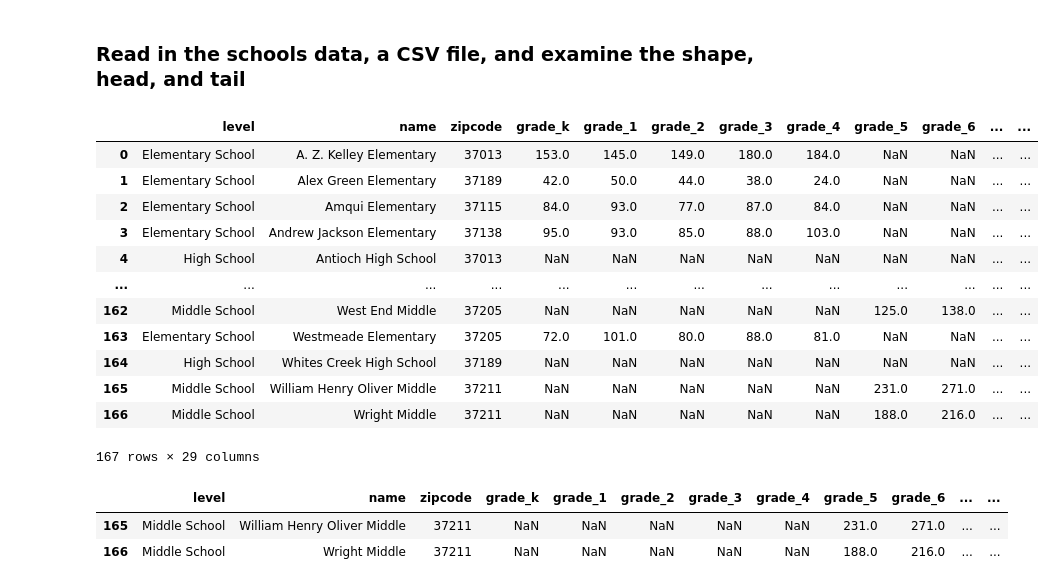
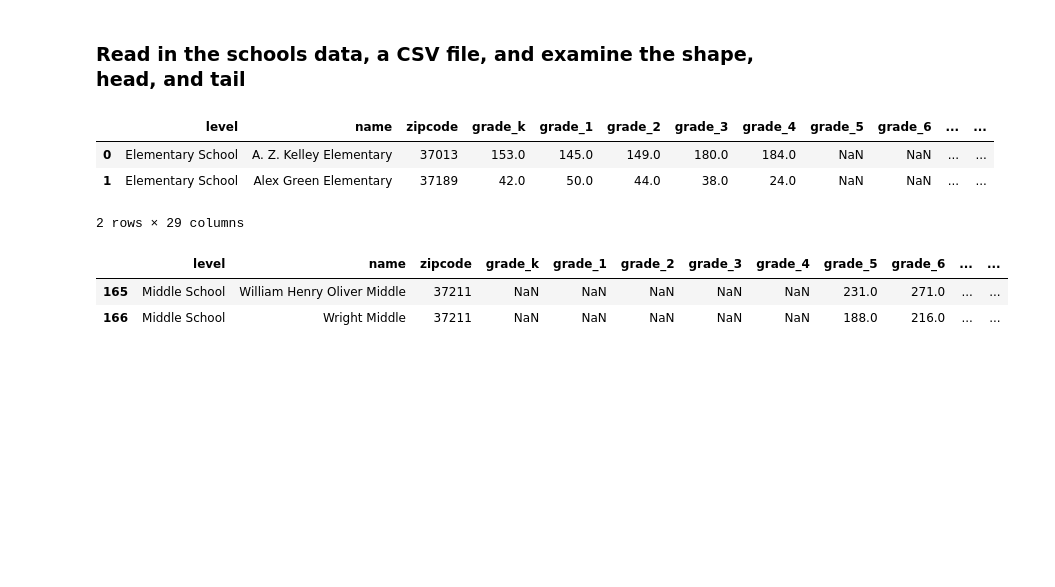
Before and after one commit to dmbmicki8/Workspace, a Jupyter notebook: python/pandas_methods1.ipynb, the cells around one changed output. Cells and saved outputs as stored; diff of their text form; code cells hidden in the pictures; blank space fills up the shorter version.

```diff
--- a/python/pandas_methods1.ipynb
+++ b/python/pandas_methods1.ipynb
@@ -27,21 +27,12 @@ import seaborn as sns
 ### Read in the schools data, a CSV file, and examine the shape, head, and tail
 # %%
 schools = pd.read_csv('./data/schools_clean.csv')
-schools
+schools.head(2)
 # %% [output]
 |  | level | name | zipcode | grade_k | grade_1 | grade_2 | grade_3 | grade_4 | grade_5 | grade_6 | ... | ... |
 | 0 | Elementary School | A. Z. Kelley Elementary | 37013 | 153.0 | 145.0 | 149.0 | 180.0 | 184.0 | NaN | NaN | ... | ... |
 | 1 | Elementary School | Alex Green Elementary | 37189 | 42.0 | 50.0 | 44.0 | 38.0 | 24.0 | NaN | NaN | ... | ... |
-| 2 | Elementary School | Amqui Elementary | 37115 | 84.0 | 93.0 | 77.0 | 87.0 | 84.0 | NaN | NaN | ... | ... |
-| 3 | Elementary School | Andrew Jackson Elementary | 37138 | 95.0 | 93.0 | 85.0 | 88.0 | 103.0 | NaN | NaN | ... | ... |
-| 4 | High School | Antioch High School | 37013 | NaN | NaN | NaN | NaN | NaN | NaN | NaN | ... | ... |
-| ... | ... | ... | ... | ... | ... | ... | ... | ... | ... | ... | ... | ... |
-| 162 | Middle School | West End Middle | 37205 | NaN | NaN | NaN | NaN | NaN | 125.0 | 138.0 | ... | ... |
-| 163 | Elementary School | Westmeade Elementary | 37205 | 72.0 | 101.0 | 80.0 | 88.0 | 81.0 | NaN | NaN | ... | ... |
-| 164 | High School | Whites Creek High School | 37189 | NaN | NaN | NaN | NaN | NaN | NaN | NaN | ... | ... |
-| 165 | Middle School | William Henry Oliver Middle | 37211 | NaN | NaN | NaN | NaN | NaN | 231.0 | 271.0 | ... | ... |
-| 166 | Middle School | Wright Middle | 37211 | NaN | NaN | NaN | NaN | NaN | 188.0 | 216.0 | ... | ... |
-167 rows × 29 columns
+2 rows × 29 columns
 # %%
 schools.tail(2)
 # %% [output]
```
Also changed, not shown: parts of 1 cell of this notebook, 30 other files.
